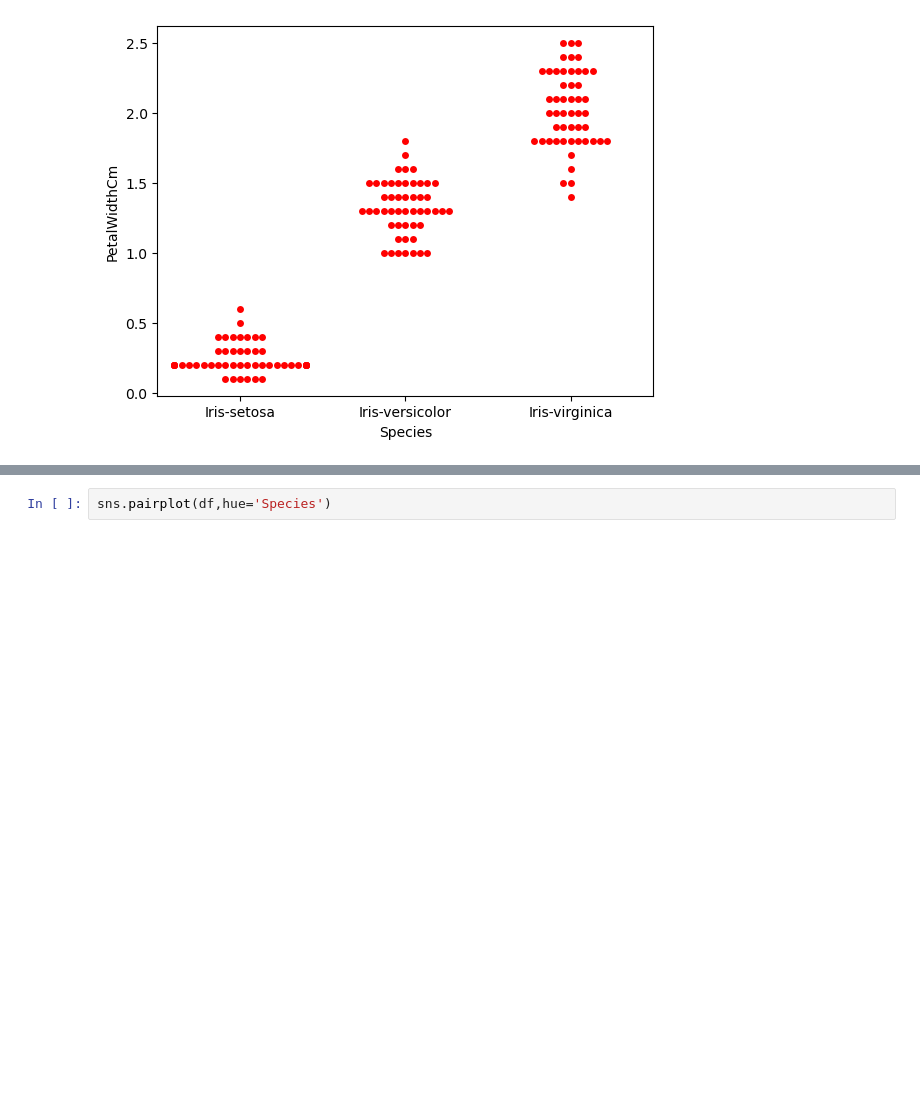
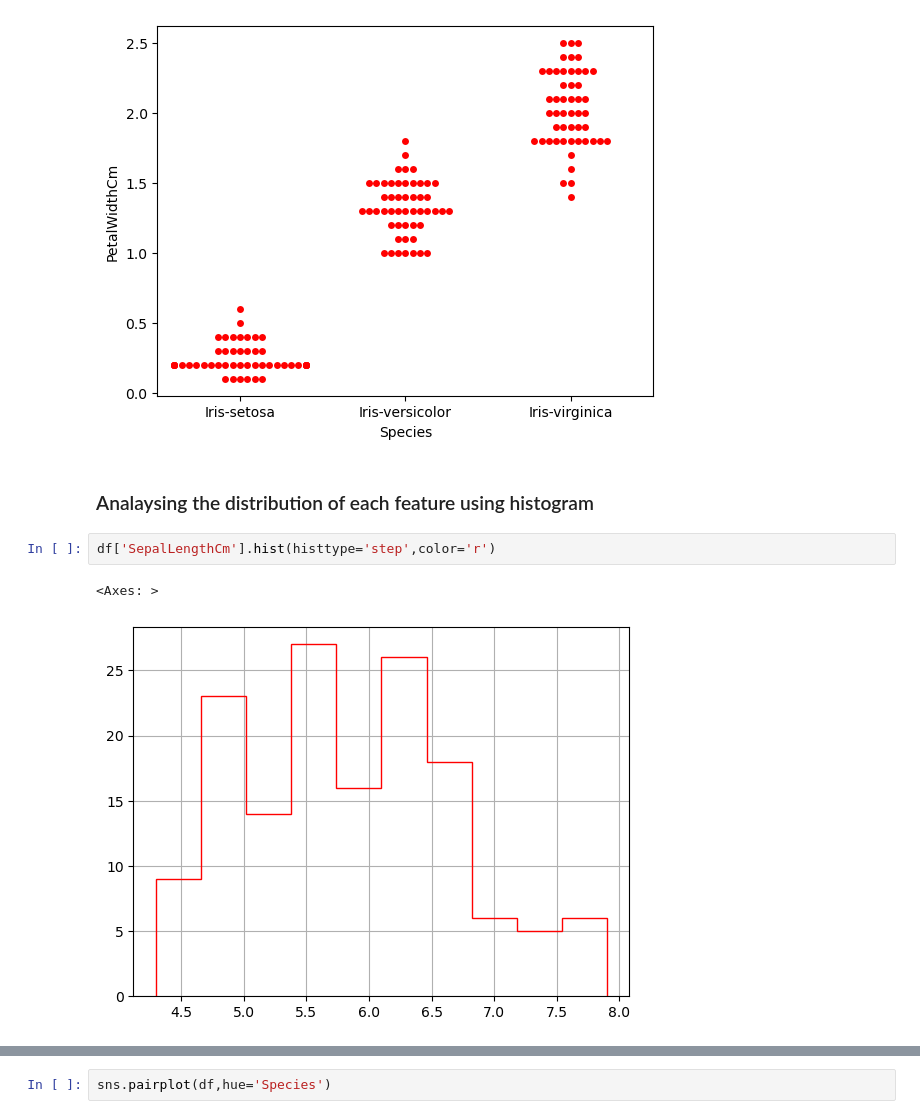
Before and after one commit to anjusukumaran4/OIBSIP, a Jupyter notebook: iris-flower-classification.ipynb, the cells around one changed output, grey strips where cells are left out. Cells and saved outputs as stored; diff of their text form; blank space fills up the shorter version.

Commit message:
Kaggle Notebook | Iris Flower | Decision Tree Visualization | Version 2

```diff
--- a/iris-flower-classification.ipynb
+++ b/iris-flower-classification.ipynb
@@ -97,3 +99,10 @@ sns.swarmplot(x=df['Species'],y=df['PetalWidthCm'],color='r')
 # %% [output]
 <Axes: xlabel='Species', ylabel='PetalWidthCm'>
 [figure]
+# %% [markdown]
+### Analaysing the distribution of each feature using histogram
+# %%
+df['SepalLengthCm'].hist(histtype='step',color='r')
+# %% [output]
+<Axes: >
+[figure, added]
```
Also changed, not shown: parts of 22 cells of this notebook.
